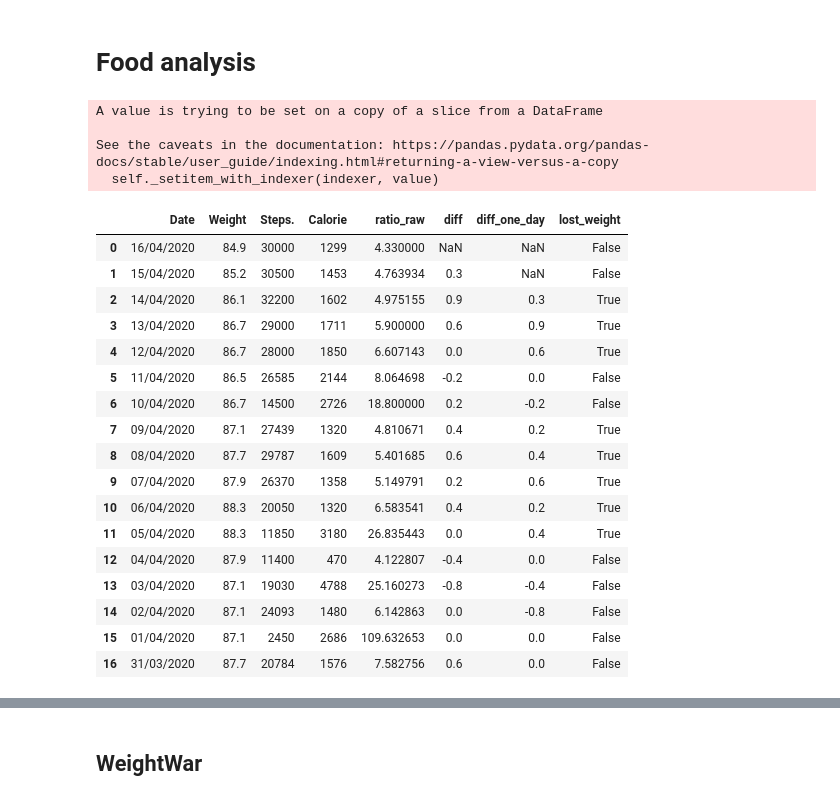
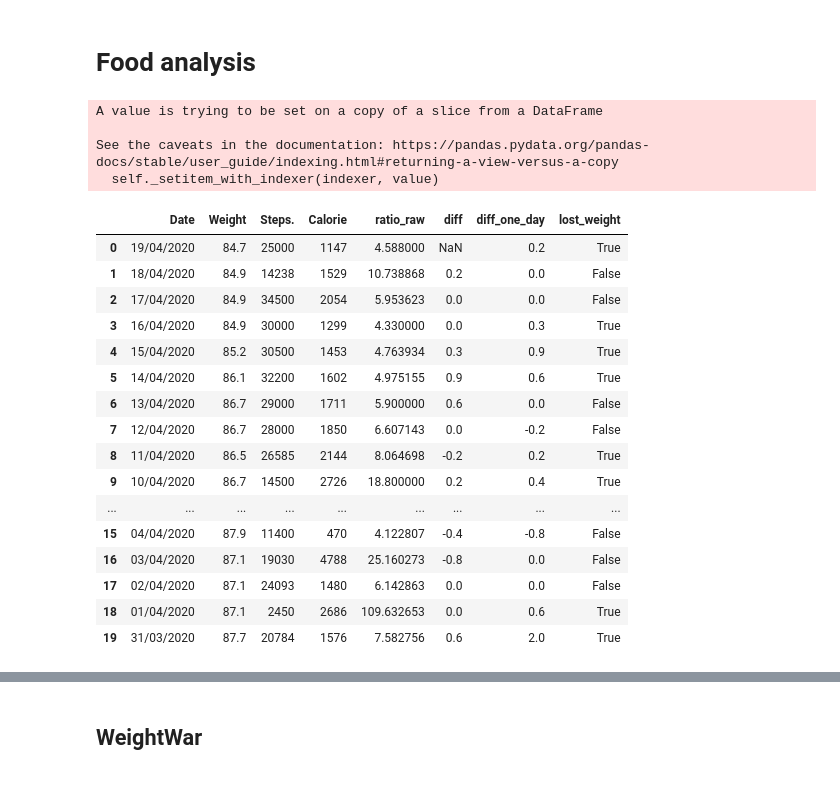
Before and after one commit to gwillig/foodwatch, a Jupyter notebook: analysis/Untitled.ipynb, the cells around one changed output, grey strips where cells are left out. Drawn from its saved outputs; the diff is of its cells as text; code cells hidden in the pictures.

```diff
--- a/analysis/Untitled.ipynb
+++ b/analysis/Untitled.ipynb
@@ -5,45 +5,44 @@ import pandas as pd
 import matplotlib.pyplot as plt
 import numpy as np
 # %%
-df = pd.read_csv("data_16_04.csv")
+df = pd.read_csv("data_19_04.csv")
 df.head(10)
 
 '#1.Step: Create a new colum with ratio in hecto'
 df["ratio_raw"] = df["Calorie"]/df["Steps."]*100
 
 '#2.Step: Calculate the weight diff'
 df["diff"] = df ["Weight"].diff()
 '#2.2.Step: Shift the weight diff one day back'
-df["diff_one_day"] = df ["Weight"].diff().shift(+1)
+df["diff_one_day"] = df ["Weight"].diff().shift(-1)
 df.head(10)
 '#3.Step: Calculate a col which shows if lost weight'
 df["lost_weight"]=None
 df["lost_weight"].loc[df["diff_one_day"]>0]=True
 df["lost_weight"].loc[df["lost_weight"]!=True]=False
 df.head(-1)
 # %% [output]
 A value is trying to be set on a copy of a slice from a DataFrame
 
 See the caveats in the documentation: https://pandas.pydata.org/pandas-docs/stable/user_guide/indexing.html#returning-a-view-versus-a-copy
   self._setitem_with_indexer(indexer, value)
 |  | Date | Weight | Steps. | Calorie | ratio_raw | diff | diff_one_day | lost_weight |
-| 0 | 16/04/2020 | 84.9 | 30000 | 1299 | 4.330000 | NaN | NaN | False |
-| 1 | 15/04/2020 | 85.2 | 30500 | 1453 | 4.763934 | 0.3 | NaN | False |
-| 2 | 14/04/2020 | 86.1 | 32200 | 1602 | 4.975155 | 0.9 | 0.3 | True |
-| 3 | 13/04/2020 | 86.7 | 29000 | 1711 | 5.900000 | 0.6 | 0.9 | True |
-| 4 | 12/04/2020 | 86.7 | 28000 | 1850 | 6.607143 | 0.0 | 0.6 | True |
-| 5 | 11/04/2020 | 86.5 | 26585 | 2144 | 8.064698 | -0.2 | 0.0 | False |
-| 6 | 10/04/2020 | 86.7 | 14500 | 2726 | 18.800000 | 0.2 | -0.2 | False |
-| 7 | 09/04/2020 | 87.1 | 27439 | 1320 | 4.810671 | 0.4 | 0.2 | True |
-| 8 | 08/04/2020 | 87.7 | 29787 | 1609 | 5.401685 | 0.6 | 0.4 | True |
-| 9 | 07/04/2020 | 87.9 | 26370 | 1358 | 5.149791 | 0.2 | 0.6 | True |
-| 10 | 06/04/2020 | 88.3 | 20050 | 1320 | 6.583541 | 0.4 | 0.2 | True |
-| 11 | 05/04/2020 | 88.3 | 11850 | 3180 | 26.835443 | 0.0 | 0.4 | True |
-| 12 | 04/04/2020 | 87.9 | 11400 | 470 | 4.122807 | -0.4 | 0.0 | False |
-| 13 | 03/04/2020 | 87.1 | 19030 | 4788 | 25.160273 | -0.8 | -0.4 | False |
-| 14 | 02/04/2020 | 87.1 | 24093 | 1480 | 6.142863 | 0.0 | -0.8 | False |
-| 15 | 01/04/2020 | 87.1 | 2450 | 2686 | 109.632653 | 0.0 | 0.0 | False |
-| 16 | 31/03/2020 | 87.7 | 20784 | 1576 | 7.582756 | 0.6 | 0.0 | False |
+| 0 | 19/04/2020 | 84.7 | 25000 | 1147 | 4.588000 | NaN | 0.2 | True |
+| 1 | 18/04/2020 | 84.9 | 14238 | 1529 | 10.738868 | 0.2 | 0.0 | False |
+| 2 | 17/04/2020 | 84.9 | 34500 | 2054 | 5.953623 | 0.0 | 0.0 | False |
+| 3 | 16/04/2020 | 84.9 | 30000 | 1299 | 4.330000 | 0.0 | 0.3 | True |
+| 4 | 15/04/2020 | 85.2 | 30500 | 1453 | 4.763934 | 0.3 | 0.9 | True |
+| 5 | 14/04/2020 | 86.1 | 32200 | 1602 | 4.975155 | 0.9 | 0.6 | True |
+| 6 | 13/04/2020 | 86.7 | 29000 | 1711 | 5.900000 | 0.6 | 0.0 | False |
+| 7 | 12/04/2020 | 86.7 | 28000 | 1850 | 6.607143 | 0.0 | -0.2 | False |
+| 8 | 11/04/2020 | 86.5 | 26585 | 2144 | 8.064698 | -0.2 | 0.2 | True |
+| 9 | 10/04/2020 | 86.7 | 14500 | 2726 | 18.800000 | 0.2 | 0.4 | True |
+| ... | ... | ... | ... | ... | ... | ... | ... | ... |
+| 15 | 04/04/2020 | 87.9 | 11400 | 470 | 4.122807 | -0.4 | -0.8 | False |
+| 16 | 03/04/2020 | 87.1 | 19030 | 4788 | 25.160273 | -0.8 | 0.0 | False |
+| 17 | 02/04/2020 | 87.1 | 24093 | 1480 | 6.142863 | 0.0 | 0.0 | False |
+| 18 | 01/04/2020 | 87.1 | 2450 | 2686 | 109.632653 | 0.0 | 0.6 | True |
+| 19 | 31/03/2020 | 87.7 | 20784 | 1576 | 7.582756 | 0.6 | 2.0 | True |
 # %%
 # Importing matplotlib
 import matplotlib.pyplot as plt
```
Also changed, not shown: parts of 8 cells of this notebook, 7 other files.
